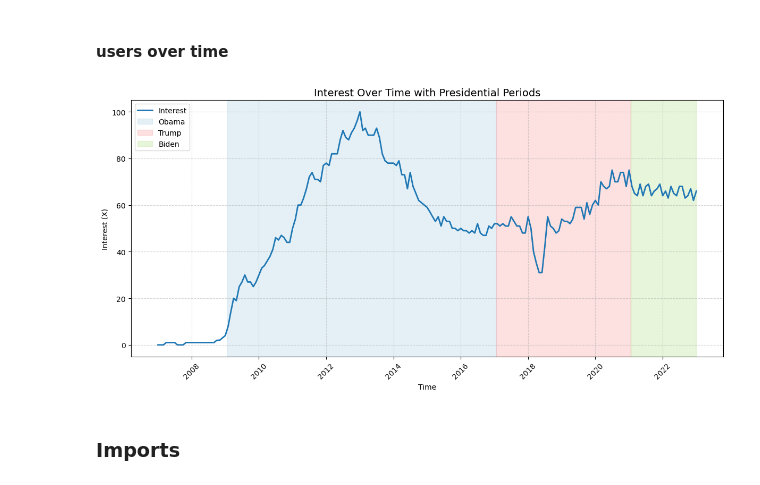
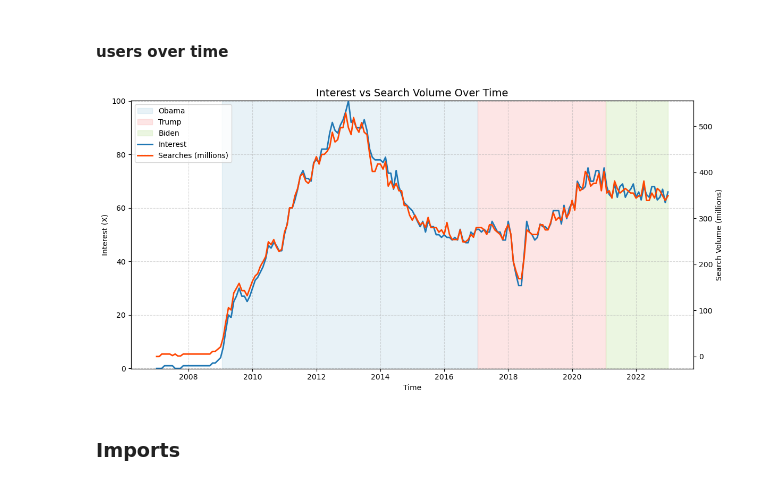
Before and after one commit to jzuckerman1/TwitterDissemination, a Jupyter notebook: prelim_analysis.ipynb, the cells around one changed output. Cells and saved outputs as stored; diff of their text form; code cells hidden in the pictures.

```diff
--- a/prelim_analysis.ipynb
+++ b/prelim_analysis.ipynb
@@ -177,44 +176,83 @@ On average, when Biden was not president, his tweets moved the vix by 0.062.
 # %% [markdown]
 #### users over time
 # %%
-fig, ax = plt.subplots(figsize=(12, 6))
+# Ensure datetime
+activity["Time"] = pd.to_datetime(activity["Time"])
+activity = activity.sort_values("Time")
 
-# Plot the signal
-ax.plot(activity["Time"], activity["X"], linewidth=2, label="Interest")
+# Create figure
+fig, ax1 = plt.subplots(figsize=(12, 6))
 
-# --- Presidential periods ---
+# --- Left axis: Interest ---
+line1, = ax1.plot(
+    activity["Time"],
+    activity["X"],
+    linewidth=2,
+    label="Interest",
+)
+
+ax1.set_ylabel("Interest (X)")
+ax1.set_ylim(-0.1, 100.1)  # good for binary data
+
+# --- Right axis: Raw Searches ---
+ax2 = ax1.twinx()
+
+line2, = ax2.plot(
+    activity["Time"],
+    activity["Raw Searches (millions)"],
+    color='#FF4500',
+    linewidth=2,
+    label="Searches (millions)",
+)
+
+ax2.set_ylabel("Search Volume (millions)")
+
+# --- Presidential shading ---
 presidents = [
     ("Obama", "2009-01-20", "2017-01-20", "#a6cee3"),
     ("Trump", "2017-01-20", "2021-01-20", "#fb9a99"),
     ("Biden", "2021-01-20", "2022-12-31", "#b2df8a"),
 ]
 
 for name, start, end, color in presidents:
-    ax.axvspan(pd.to_datetime(start), pd.to_datetime(end),
-               color=color, alpha=0.3, label=name)
+    ax1.axvspan(
+        pd.to_datetime(start),
+        pd.to_datetime(end),
+        color=color,
+        alpha=0.25,
+        label=name
+    )
 
 # --- Formatting ---
-ax.set_title("Interest Over Time with Presidential Periods", fontsize=14)
-ax.set_xlabel("Time")
-ax.set_ylabel("Interest (X)")
+ax1.set_title("Interest vs Search Volume Over Time", fontsize=14)
+ax1.set_xlabel("Time")
 
-# Improve date formatting
-ax.xaxis.set_major_locator(mdates.YearLocator(2))
-ax.xaxis.set_major_formatter(mdates.DateFormatter("%Y"))
+# X-axis formatting
+ax1.xaxis.set_major_locator(mdates.YearLocator(2))
+ax1.xaxis.set_major_formatter(mdates.DateFormatter("%Y"))
 plt.xticks(rotation=45)
 
-# Clean up legend (avoid duplicates)
-handles, labels = ax.get_legend_handles_labels()
-unique = dict(zip(labels, handles))
-ax.legend(unique.values(), unique.keys(), loc="upper left")
+# --- Combined legend (clean) ---
+lines = [line1, line2]
+labels = [l.get_label() for l in lines]
 
-# Grid for readability
-ax.grid(True, linestyle="--", alpha=0.5)
+# Add presidency labels without duplication
+handles, lab = ax1.get_legend_handles_labels()
+unique = dict(zip(lab, handles))
+
+ax1.legend(
+    list(unique.values())[1:] + lines,
+    list(unique.keys())[1:] + labels,
+    loc="upper left"
+)
+
+# Grid
+ax1.grid(True, linestyle="--", alpha=0.5)
 
 plt.tight_layout()
 plt.show()
 # %% [output]
-[figure, old version]
+[figure, new version]
 # %% [markdown]
 ### Imports
 # %%
```
Also changed, not shown: parts of 15 cells of this notebook, 4 other files.
